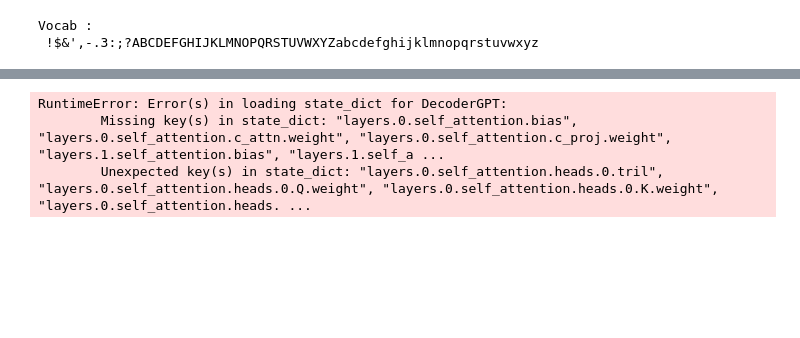
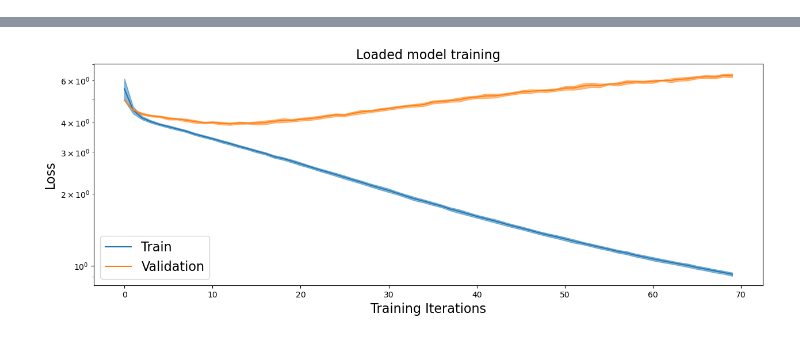
Before and after one commit to emenier/miniGPT, a Jupyter notebook: GPT.ipynb, the cells around one changed output, grey strips where cells are left out. Drawn from its saved outputs; the diff is of its cells as text; code cells hidden in the pictures; blank space fills up the shorter version.

Commit message:
Added LOTR, MultiGPU model, Dataparallel

```diff
--- a/GPT.ipynb
+++ b/GPT.ipynb
@@ -6,19 +6,16 @@ import torch
 import numpy as np
 device = torch.device('cuda') if torch.cuda.is_available() else torch.device('cpu')
 # %%
-text, data, vocab_size, encoder, decoder = miniGPT.data_utils.get_shakespeare_data()
+text, data, vocab_size, tokenizer = miniGPT.data_utils.get_shakespeare_data()
 data = data.to(device,torch.long)
-# %% [output]
-Vocab :
- !$&',-.3:;?ABCDEFGHIJKLMNOPQRSTUVWXYZabcdefghijklmnopqrstuvwxyz
 # %%
-savedir = '/home/tau/emenier/data/GPT/DecoderGPT/Train1/'
+savedir = '/home/tau/emenier/data/GPT/DecoderGPT/BPEShakespeare/'
 max_block_size = 512 # what is the maximum context length for predictions?
 lr = 3e-4
 dtype = torch.float32
-C = 768
-n_heads = 12
-n_layer = 9
+n_heads = 6
+C = 6*64
+n_layer = 6
 dropout = 0.2
 
 gpt_model = miniGPT.gpt.DecoderGPT(vocab_size, C, n_layer, n_heads,
@@ -31,5 +28,7 @@ train_dataset = miniGPT.train_utils.TextDataset(
                 data[:int(0.9*len(data))],max_block_size)
 val_dataset = miniGPT.train_utils.TextDataset(
                 data[int(0.9*len(data)):],max_block_size)
+
+miniGPT.plot_utils.model_numbers(gpt_model,max_block_size,n_layer,C, n_heads)
 miniGPT.plot_utils.plot_losses(dic)
 # %% [output]
@@ -45,4 +41,2 @@ WARNING: using slow attention. Flash Attention requires PyTorch >= 2.0
-RuntimeError: Error(s) in loading state_dict for DecoderGPT:
-        Missing key(s) in state_dict: "layers.0.self_attention.bias", "layers.0.self_attention.c_attn.weight", "layers.0.self_attention.c_proj.weight", "layers.1.self_attention.bias", "layers.1.self_a ...
-        Unexpected key(s) in state_dict: "layers.0.self_attention.heads.0.tril", "layers.0.self_attention.heads.0.Q.weight", "layers.0.self_attention.heads.0.K.weight", "layers.0.self_attention.heads. ...
+[figure, added]
 # %%
```
Also changed, not shown: parts of 9 cells of this notebook, 11 other files.
